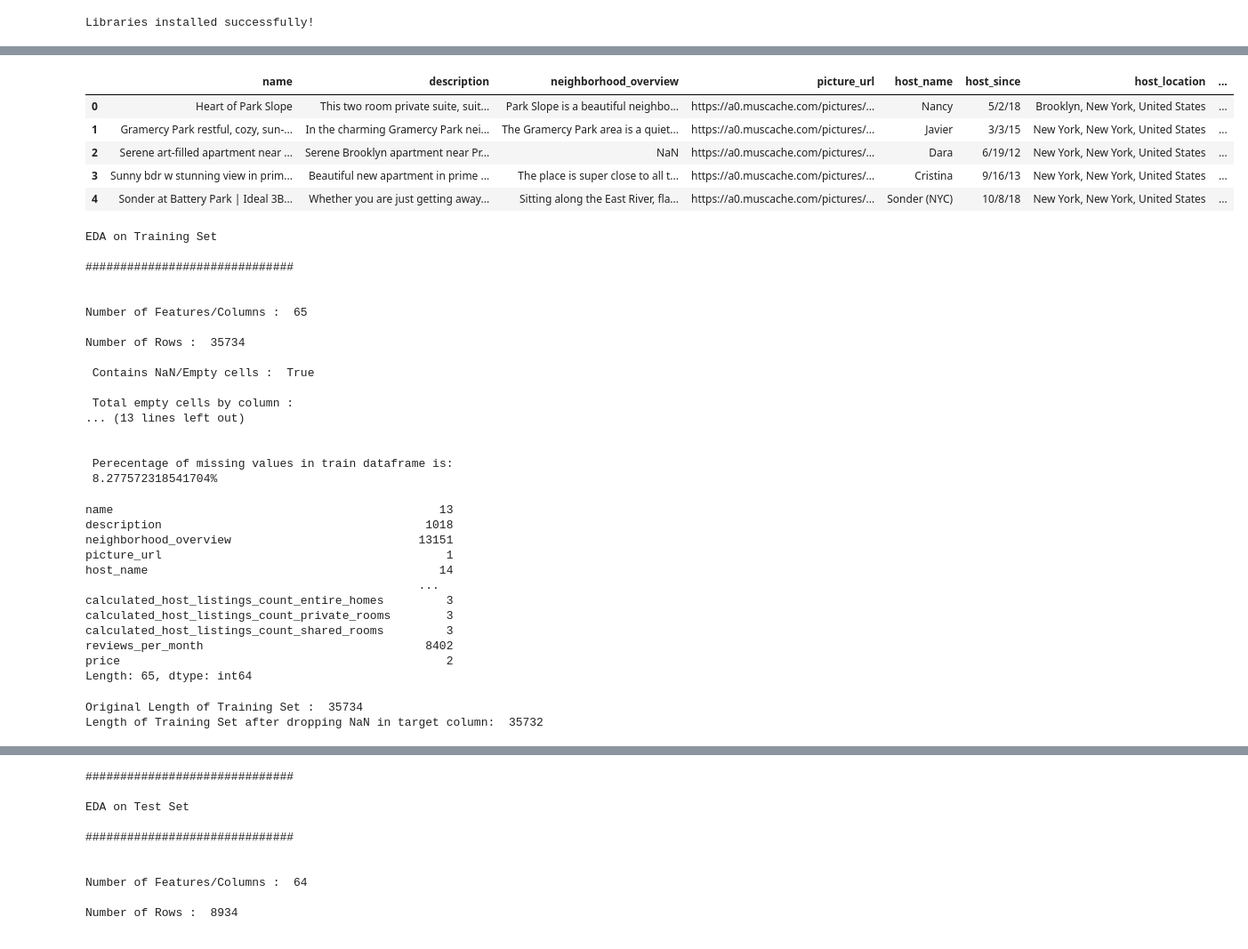
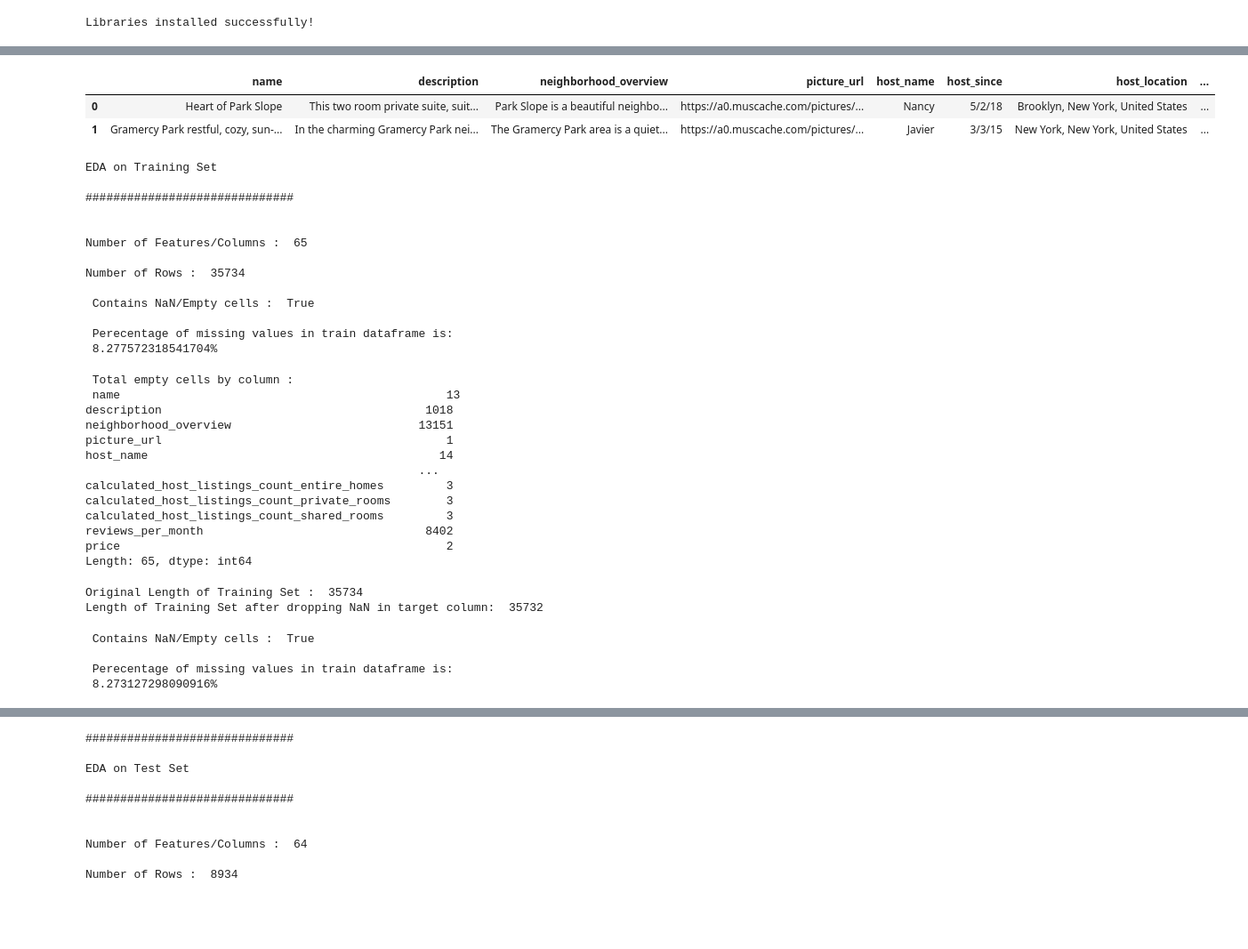
Before and after one commit to obeabi/SDSDecember2020Challenge, a Jupyter notebook: model_v1.ipynb, the cells around one changed output, grey strips where cells are left out. Shown at 89% size. Drawn from its saved outputs; the diff is of its cells as text; code cells hidden in the pictures; blank space fills up the shorter version.

```diff
--- a/model_v1.ipynb
+++ b/model_v1.ipynb
@@ -67,16 +71,13 @@ df_train.head()
 # %%
  #Importing the test dataset
 
 df_test = pd.read_csv('pred_listings.csv', engine= 'python', encoding= 'latin1')
 
-df_test.head()
+df_test.head(2)
 # %% [output]
 |  | name | description | neighborhood_overview | picture_url | host_name | host_since | host_location | ... |
 | 0 | Heart of Park Slope | This two room private suite, suit... | Park Slope is a beautiful neighbo... | https://a0.muscache.com/pictures/... | Nancy | 5/2/18 | Brooklyn, New York, United States | ... |
 | 1 | Gramercy Park restful, cozy, sun-... | In the charming Gramercy Park nei... | The Gramercy Park area is a quiet... | https://a0.muscache.com/pictures/... | Javier | 3/3/15 | New York, New York, United States | ... |
-| 2 | Serene art-filled apartment near ... | Serene Brooklyn apartment near Pr... | NaN | https://a0.muscache.com/pictures/... | Dara | 6/19/12 | New York, New York, United States | ... |
-| 3 | Sunny bdr w stunning view in prim... | Beautiful new apartment in prime ... | The place is super close to all t... | https://a0.muscache.com/pictures/... | Cristina | 9/16/13 | New York, New York, United States | ... |
-| 4 | Sonder at Battery Park | Ideal 3B... | Whether you are just getting away... | Sitting along the East River, fla... | https://a0.muscache.com/pictures/... | Sonder (NYC) | 10/8/18 | New York, New York, United States | ... |
 # %%
 # priniting the details about the train dataset
 
@@ -89,7 +90,6 @@ print("\nNumber of Rows : ",df_train.shape[0])
 
 print("\n Contains NaN/Empty cells : ", df_train.isnull().values.any())
 
-print("\n Total empty cells by column :\n", df_train.isnull().sum(), "\n\n")
 
 print("\n Perecentage of missing values in train dataframe is: \n", str(100*(df_train.isnull().sum().sum()/(df_train.shape[0]* df_train.shape[1])))+'%')
 # %% [output]
@@ -104,17 +104,14 @@ Number of Rows :  35734
 
  Contains NaN/Empty cells :  True
 
- Total empty cells by column :
-... (13 lines left out)
-
-
  Perecentage of missing values in train dataframe is:
  8.277572318541704%
 # %%
-# Check for missing values in train set
-df_train.isnull().sum()
+# Check for missing values in train set columns
+print("\n Total empty cells by column :\n", df_train.isnull().sum(), "\n\n")
 # %% [output]
-name                                               13
+ Total empty cells by column :
+ name                                               13
 description                                      1018
 neighborhood_overview                           13151
 picture_url                                         1
@@ -137,3 +131,15 @@ print("Length of Training Set after dropping NaN in target column: ", len(df_tra
 # %% [output]
 Original Length of Training Set :  35734
 Length of Training Set after dropping NaN in target column:  35732
+# %%
+# priniting the details about the new train dataset
+
+print("\n Contains NaN/Empty cells : ", df_train.isnull().values.any())
+
+
+print("\n Perecentage of missing values in train dataframe is: \n", str(100*(df_train.isnull().sum().sum()/(df_train.shape[0]* df_train.shape[1])))+'%')
+# %% [output]
+ Contains NaN/Empty cells :  True
+
+ Perecentage of missing values in train dataframe is:
+ 8.273127298090916%
```
Also changed, not shown: parts of 129 cells of this notebook.
